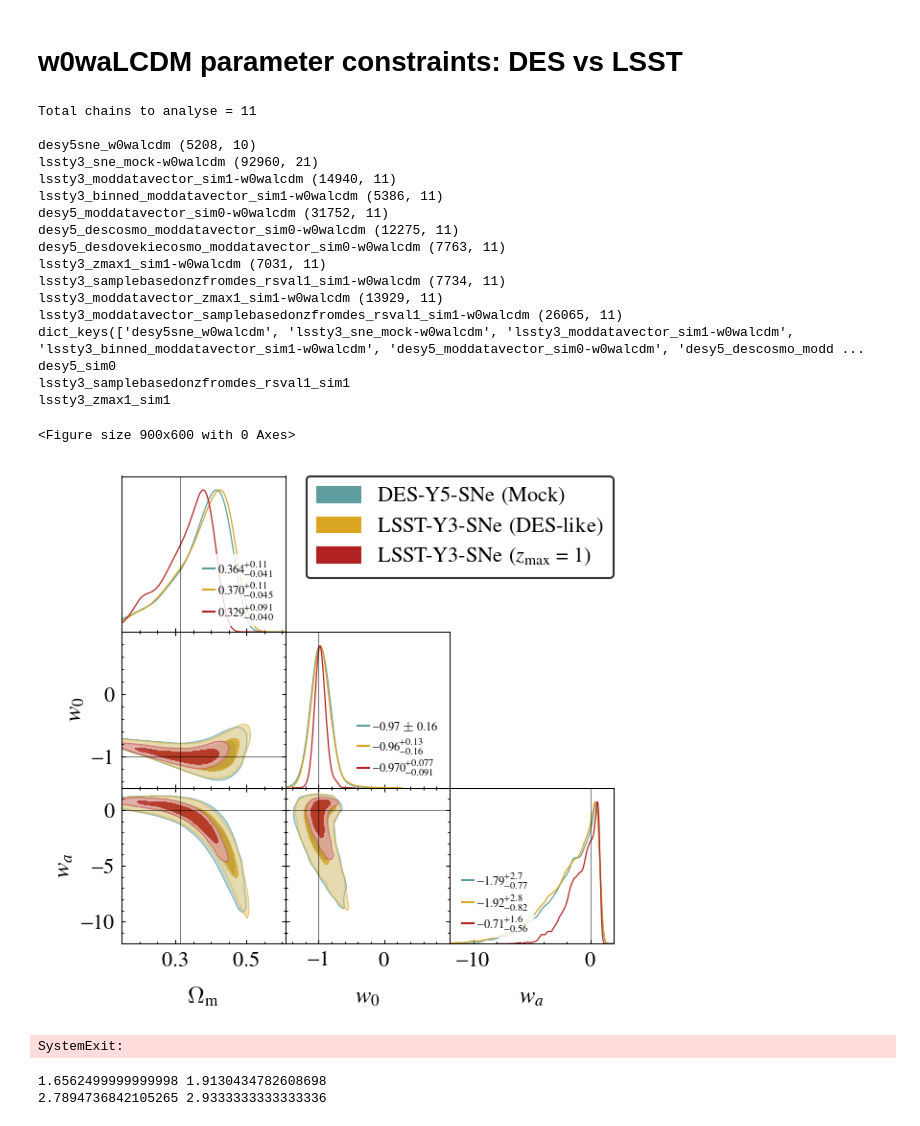
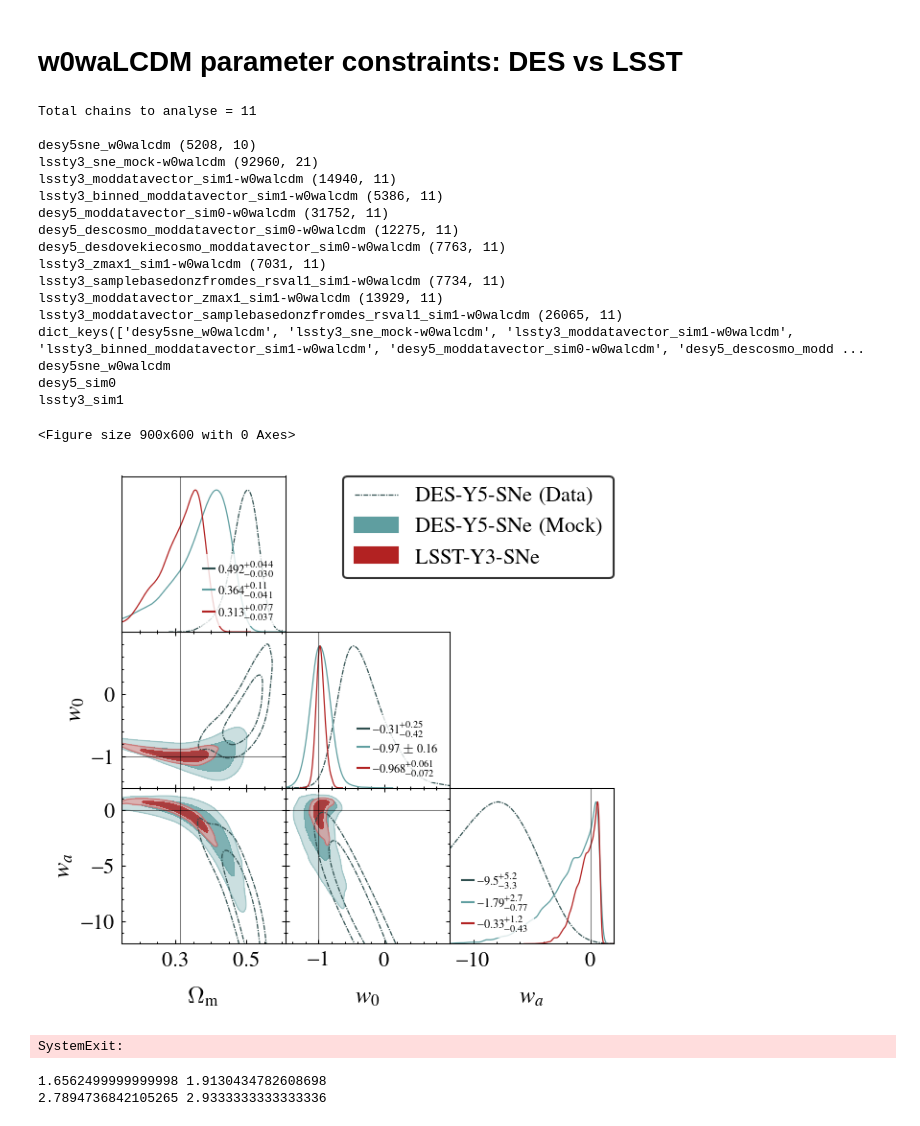
Before and after one commit to sriniraghunathan/CMB_BAO_SNe_likelihoods, a Jupyter notebook: analyse_chains_for_paper.ipynb, the cells around one changed output. Cells and saved outputs as stored; diff of their text form; code cells hidden in the pictures.

Commit message:
plots

```diff
--- a/analyse_chains_for_paper.ipynb
+++ b/analyse_chains_for_paper.ipynb
@@ -429,7 +429,7 @@ if (0):
     color_arr = ['cadetblue', 'brown', 'palevioletred', 'black']
     filled_arr = [True, False, True, False]
 
-if (0):
+if (1):
     chains_to_plot = [
                       'desy5sne_%s' %(which_cosmo),
                       'desy5_moddatavector_sim0-%s' %(which_cosmo),
@@ -515,7 +515,21 @@ if (0):
     filled_arr = [True, True]
     plname = 'plots/%s_des_lsstzmaxcut.pdf' %(which_cosmo)
 
-if (1):
+if (0):
+    chains_to_plot = [
+                      #'desy5sne_%s' %(which_cosmo),
+                      'desy5_moddatavector_sim0-%s' %(which_cosmo),
+                      'lssty3_moddatavector_samplebasedonzfromdes_rsval1_sim1-%s' %(which_cosmo),
+
+    ]
+    ##color_arr = ['cadetblue', 'palevioletred', 'brown', 'black']
+    ##filled_arr = [True, True, False, False, False, False]
+    color_arr = ['cadetblue', '#B22222']
+    filled_arr = [True, True]
+    plname = 'plots/%s_des_lsstdeslike.pdf' %(which_cosmo)
+
+
+if (0):
     chains_to_plot = [
                       #'desy5sne_%s' %(which_cosmo),
                       'desy5_moddatavector_sim0-%s' %(which_cosmo),
@@ -635,36 +649,36 @@ def get_des_lsst_improvements(qualifier, low_err_dic, up_err_dic):
 low_err_dic = {'w': 0.061, 'wa': 0.43}
 up_err_dic = {'w': 0.072, 'wa': 1.2}
 get_des_lsst_improvements('lsst', low_err_dic, up_err_dic)
 
 #zmax cut
 ###low_err_dic = {'w': 0.13, 'wa': 1.4}; up_err_dic = {'w': 0.077, 'wa': 2.3}
 low_err_dic = {'w': 0.09, 'wa': 0.55}; up_err_dic = {'w': 0.078, 'wa': 1.6}
 get_des_lsst_improvements('zmaxcut', low_err_dic, up_err_dic)
 
 #DES-like
 ###low_err_dic = {'w': 0.23, 'wa': 2.2}; up_err_dic = {'w': 0.13, 'wa': 3.4}
 low_err_dic = {'w': 0.16, 'wa': 0.85}; up_err_dic = {'w': 0.16, 'wa': 2.8}
 get_des_lsst_improvements('deslike', low_err_dic, up_err_dic)
 # %% [output]
 Total chains to analyse = 11
 
 desy5sne_w0walcdm (5208, 10)
 lssty3_sne_mock-w0walcdm (92960, 21)
 lssty3_moddatavector_sim1-w0walcdm (14940, 11)
 lssty3_binned_moddatavector_sim1-w0walcdm (5386, 11)
 desy5_moddatavector_sim0-w0walcdm (31752, 11)
 desy5_descosmo_moddatavector_sim0-w0walcdm (12275, 11)
 desy5_desdovekiecosmo_moddatavector_sim0-w0walcdm (7763, 11)
 lssty3_zmax1_sim1-w0walcdm (7031, 11)
 lssty3_samplebasedonzfromdes_rsval1_sim1-w0walcdm (7734, 11)
 lssty3_moddatavector_zmax1_sim1-w0walcdm (13929, 11)
 lssty3_moddatavector_samplebasedonzfromdes_rsval1_sim1-w0walcdm (26065, 11)
 dict_keys(['desy5sne_w0walcdm', 'lssty3_sne_mock-w0walcdm', 'lssty3_moddatavector_sim1-w0walcdm', 'lssty3_binned_moddatavector_sim1-w0walcdm', 'desy5_moddatavector_sim0-w0walcdm', 'desy5_descosmo_modd ...
+desy5sne_w0walcdm
 desy5_sim0
-lssty3_samplebasedonzfromdes_rsval1_sim1
-lssty3_zmax1_sim1
+lssty3_sim1
 <Figure size 900x600 with 0 Axes>
-[figure, old version]
+[figure, new version]
 SystemExit:
 # %%
 print( 5.3/3.2, 4.4/2.3 )
```
Also changed, not shown: parts of 4 cells of this notebook, 5 other files.
